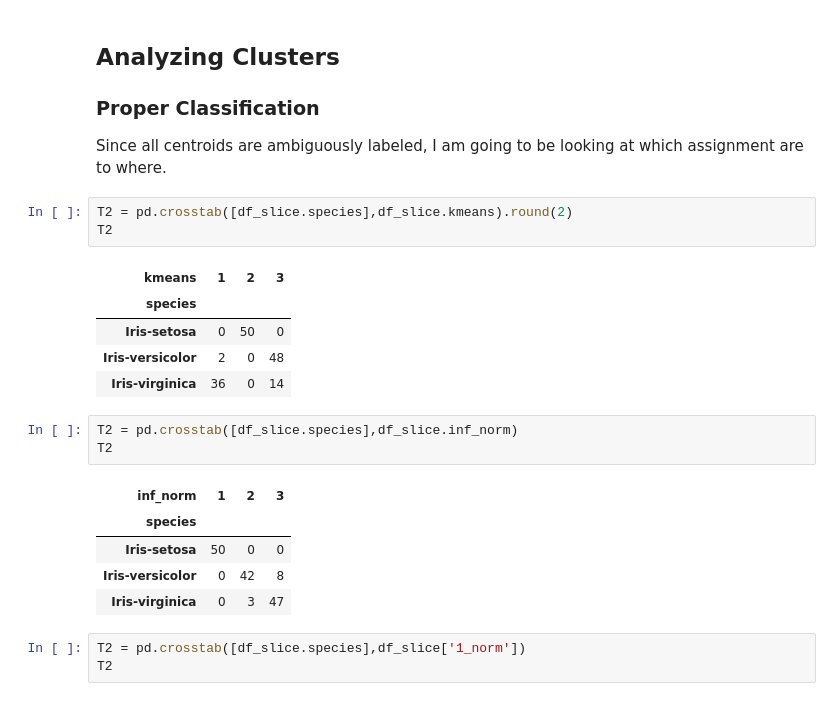
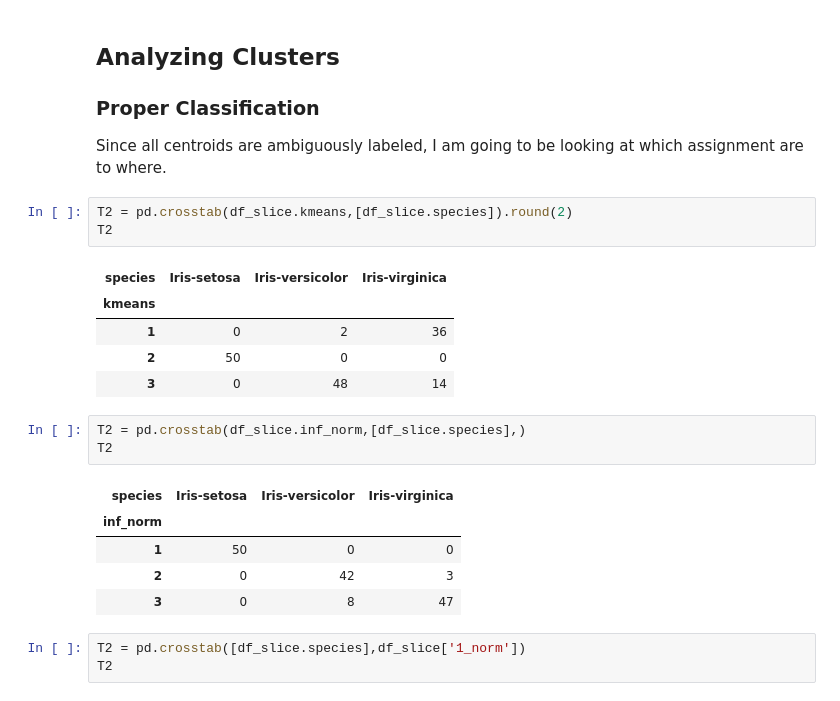
Before and after one commit to wongaz/ClusteringThesis, a Jupyter notebook: Clustering_Notebooks/Data/Iris/Iris Visualization.ipynb, the cells around one changed output. Saved outputs shown, nothing was run; the diff lists cells and outputs as text.

```diff
--- a/Clustering_Notebooks/Data/Iris/Iris Visualization.ipynb
+++ b/Clustering_Notebooks/Data/Iris/Iris Visualization.ipynb
@@ -78,23 +78,23 @@ df_slice = df_merge[['ID','species', 'kmeans', 'inf_norm','1_norm']]
 ### Proper Classification
 Since all centroids are ambiguously labeled, I am going to be looking at which assignment are to where.
 # %%
-T2 = pd.crosstab([df_slice.species],df_slice.kmeans).round(2)
+T2 = pd.crosstab(df_slice.kmeans,[df_slice.species]).round(2)
 T2
 # %% [output]
-| kmeans | 1 | 2 | 3 |
-| species |  |  |  |
-| Iris-setosa | 0 | 50 | 0 |
-| Iris-versicolor | 2 | 0 | 48 |
-| Iris-virginica | 36 | 0 | 14 |
+| species | Iris-setosa | Iris-versicolor | Iris-virginica |
+| kmeans |  |  |  |
+| 1 | 0 | 2 | 36 |
+| 2 | 50 | 0 | 0 |
+| 3 | 0 | 48 | 14 |
 # %%
-T2 = pd.crosstab([df_slice.species],df_slice.inf_norm)
+T2 = pd.crosstab(df_slice.inf_norm,[df_slice.species],)
 T2
 # %% [output]
-| inf_norm | 1 | 2 | 3 |
-| species |  |  |  |
-| Iris-setosa | 50 | 0 | 0 |
-| Iris-versicolor | 0 | 42 | 8 |
-| Iris-virginica | 0 | 3 | 47 |
+| species | Iris-setosa | Iris-versicolor | Iris-virginica |
+| inf_norm |  |  |  |
+| 1 | 50 | 0 | 0 |
+| 2 | 0 | 42 | 3 |
+| 3 | 0 | 8 | 47 |
 # %%
 T2 = pd.crosstab([df_slice.species],df_slice['1_norm'])
 T2
```
Also changed, not shown: 9 other files.
